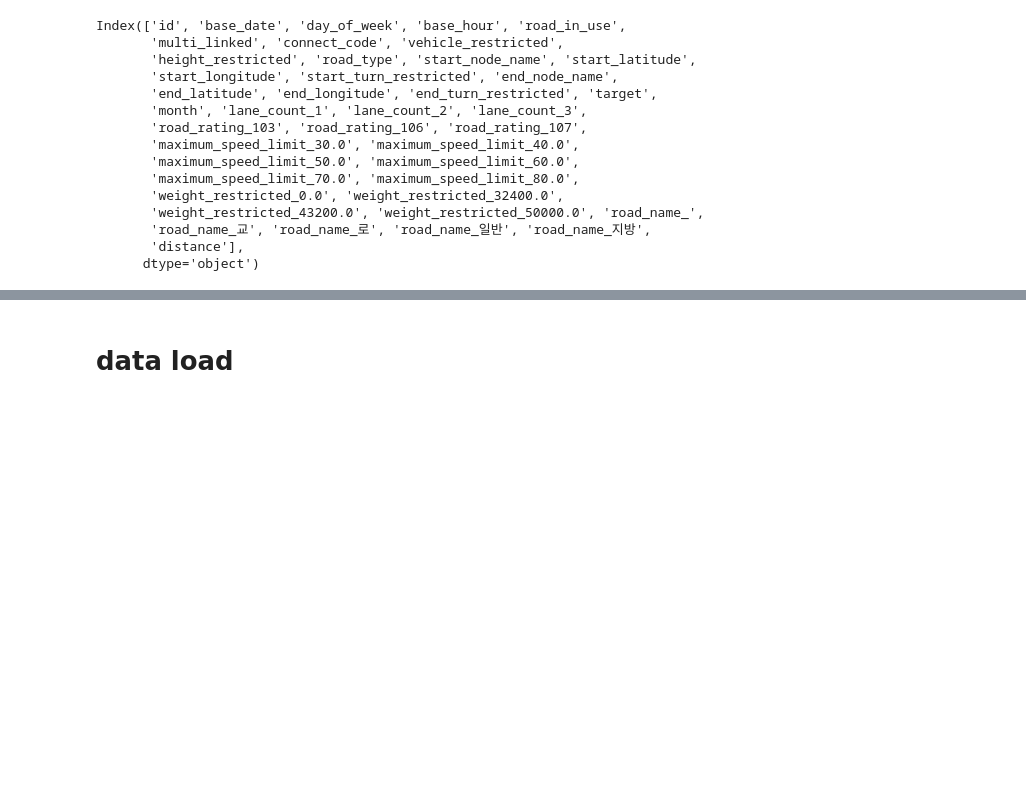
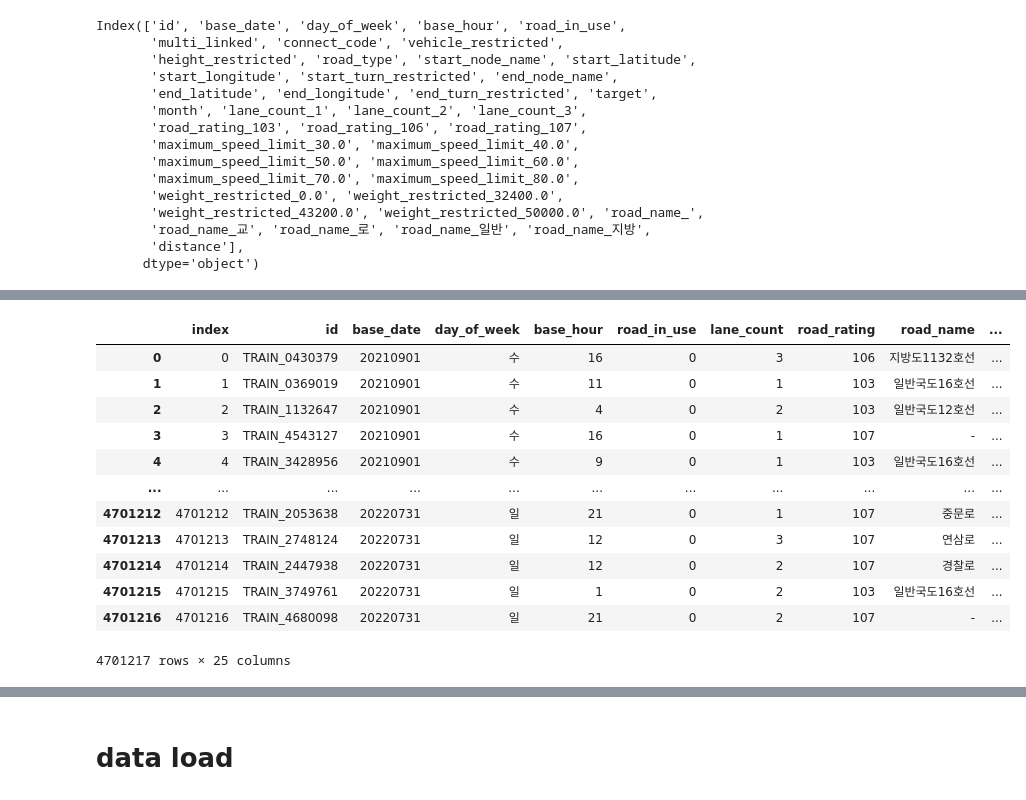
Before and after one commit to chi-hun/dacon, a Jupyter notebook: 제주도_도로_교통량_예측_AI_경진대회.ipynb, the cells around one changed output, grey strips where cells are left out. Saved outputs shown, nothing was run; the diff lists cells and outputs as text; code cells hidden in the pictures; blank space fills up the shorter version.

```diff
--- a/제주도_도로_교통량_예측_AI_경진대회.ipynb
+++ b/제주도_도로_교통량_예측_AI_경진대회.ipynb
@@ -804,0 +829,17 @@ plt.show()
+# %%
+xx =xx.reset_index()
+xx
+# %% [output]
+|  | index | id | base_date | day_of_week | base_hour | road_in_use | lane_count | road_rating | road_name | ... |
+| 0 | 0 | TRAIN_0430379 | 20210901 | 수 | 16 | 0 | 3 | 106 | 지방도1132호선 | ... |
+| 1 | 1 | TRAIN_0369019 | 20210901 | 수 | 11 | 0 | 1 | 103 | 일반국도16호선 | ... |
+| 2 | 2 | TRAIN_1132647 | 20210901 | 수 | 4 | 0 | 2 | 103 | 일반국도12호선 | ... |
+| 3 | 3 | TRAIN_4543127 | 20210901 | 수 | 16 | 0 | 1 | 107 | - | ... |
+| 4 | 4 | TRAIN_3428956 | 20210901 | 수 | 9 | 0 | 1 | 103 | 일반국도16호선 | ... |
+| ... | ... | ... | ... | ... | ... | ... | ... | ... | ... | ... |
+| 4701212 | 4701212 | TRAIN_2053638 | 20220731 | 일 | 21 | 0 | 1 | 107 | 중문로 | ... |
+| 4701213 | 4701213 | TRAIN_2748124 | 20220731 | 일 | 12 | 0 | 3 | 107 | 연삼로 | ... |
+| 4701214 | 4701214 | TRAIN_2447938 | 20220731 | 일 | 12 | 0 | 2 | 107 | 경찰로 | ... |
+| 4701215 | 4701215 | TRAIN_3749761 | 20220731 | 일 | 1 | 0 | 2 | 103 | 일반국도16호선 | ... |
+| 4701216 | 4701216 | TRAIN_4680098 | 20220731 | 일 | 21 | 0 | 2 | 107 | - | ... |
+4701217 rows × 25 columns
```
Also changed, not shown: parts of 30 cells of this notebook.
